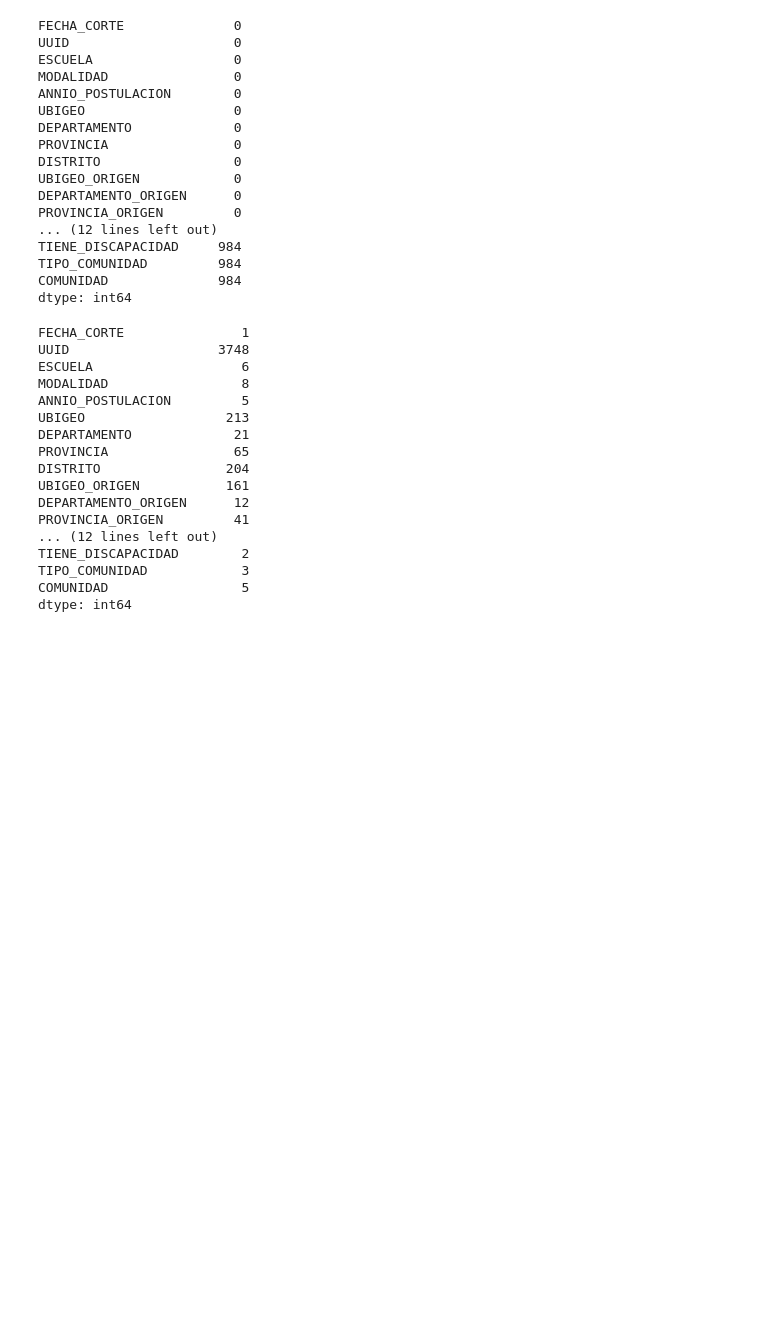
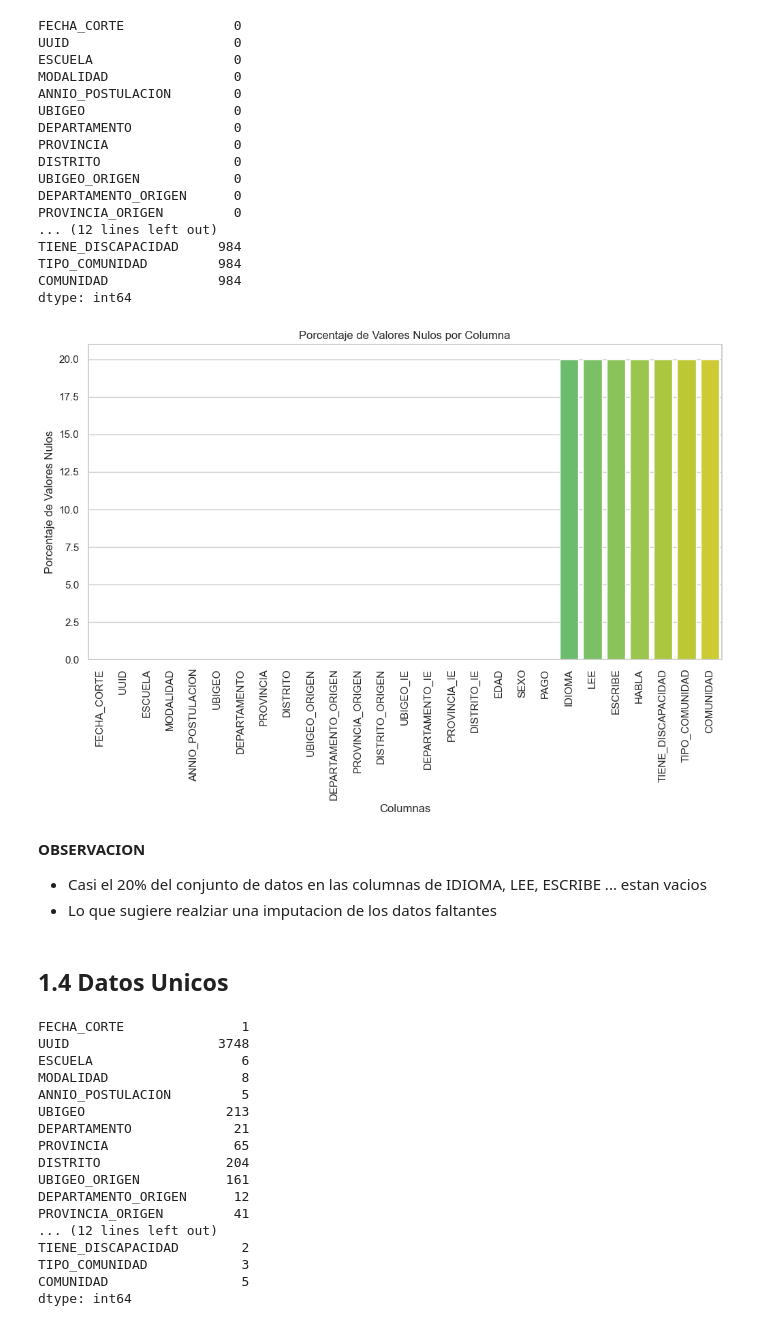
Before and after one commit to EliazarNoaLlas/Proyecto_Investigacion_Clustering-, a Jupyter notebook: proyecto_clustering_uniq/notebooks/01_exploracion_datos.ipynb, the cells around one changed output. Saved outputs shown, nothing was run; the diff lists cells and outputs as text; code cells hidden in the pictures; blank space fills up the shorter version.

```diff
--- a/proyecto_clustering_uniq/notebooks/01_exploracion_datos.ipynb
+++ b/proyecto_clustering_uniq/notebooks/01_exploracion_datos.ipynb
@@ -174,6 +225,29 @@ TIENE_DISCAPACIDAD     984
 TIPO_COMUNIDAD         984
 COMUNIDAD              984
 dtype: int64
+# %%
+import matplotlib.pyplot as plt
+import seaborn as sns
+
+# Calcular el porcentaje de valores nulos por columna
+null_percentages = (Postulantes.isnull().sum() / len(Postulantes)) * 100
+
+# Crear una barra vertical con los porcentajes de valores nulos
+plt.figure(figsize=(12, 6))
+sns.barplot(x=null_percentages.index, y=null_percentages.values, palette='viridis')
+plt.xticks(rotation=90)
+plt.ylabel('Porcentaje de Valores Nulos')
+plt.xlabel('Columnas')
+plt.title('Porcentaje de Valores Nulos por Columna')
+plt.show()
+# %% [output]
+[figure, added]
+# %% [markdown]
+**OBSERVACION**
+- Casi el 20% del conjunto de datos en las columnas de IDIOMA, LEE, ESCRIBE ... estan vacios
+- Lo que sugiere realziar una imputacion de los datos faltantes
+# %% [markdown]
+## 1.4 Datos Unicos
 # %%
 # Cantidad de valores únicos para cada columna
 print(Postulantes.nunique())
```
Also changed, not shown: parts of 74 cells of this notebook, 1 other file.
